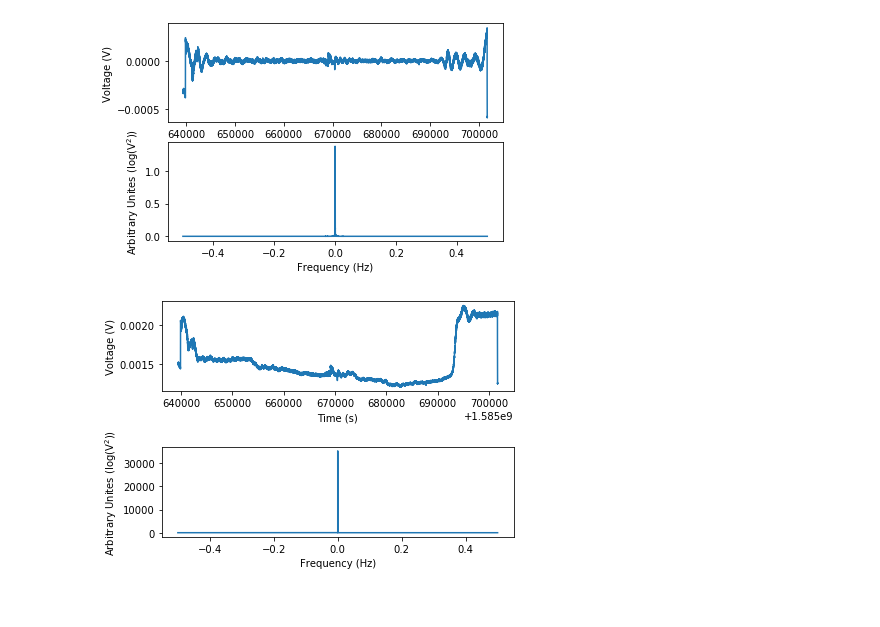
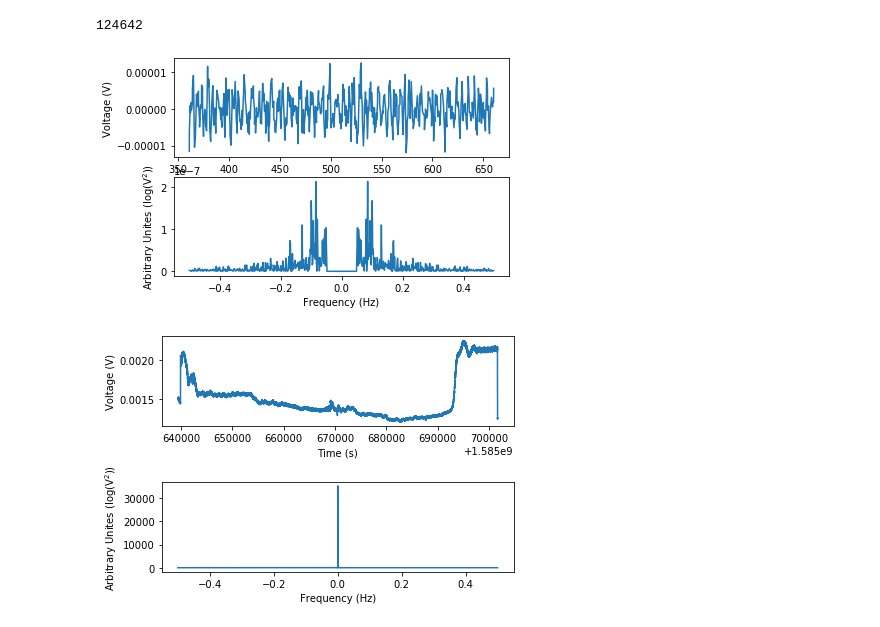
Before and after one commit to 3276908917/AY121, a Jupyter notebook: lab3/rebecca/QuickAnalysisMcthing.ipynb, the cells around one changed output. Drawn from its saved outputs; the diff is of its cells as text; code cells hidden in the pictures.

```diff
--- a/lab3/rebecca/QuickAnalysisMcthing.ipynb
+++ b/lab3/rebecca/QuickAnalysisMcthing.ipynb
@@ -78,12 +78,16 @@ def filterplot(t,v):
     plt.ylabel('Arbitrary Unites (log(V$^2$))')
 
     plt.show()
+# %%
+print(len(t))
+# %% [output]
+124642
 # %%
 #now just plot
 %matplotlib inline
-filterplot(t,v)
+filterplot(t[40000:40600],v[40000:40600])
 # %% [output]
-[figure, old version]
+[figure, new version]
 # %%
 # plotting unfiltered, just if its wanted
 
```
Also changed, not shown: 1 other file.
